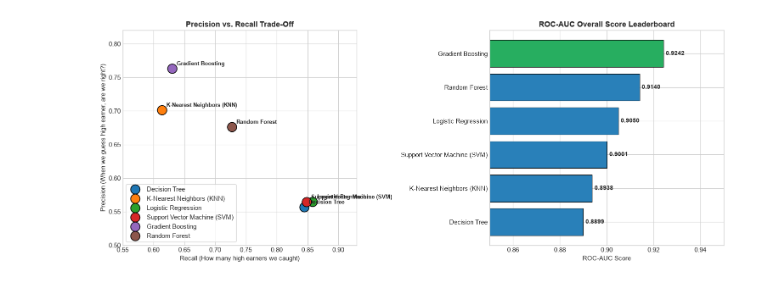
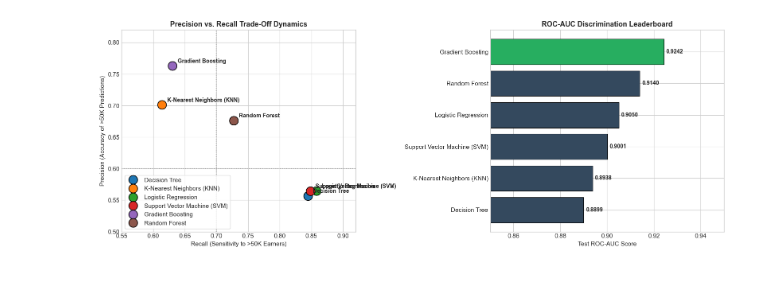
Before and after one commit to mln414/predicting-adult-income-level, a Jupyter notebook: group_model_comparison.ipynb, the cells around one changed output. Cells and saved outputs as stored; diff of their text form; code cells hidden in the pictures.

```diff
--- a/group_model_comparison.ipynb
+++ b/group_model_comparison.ipynb
@@ -114,12 +124,3 @@ formatted_table
 | 3 | IT25103014 | Weerarathna N.H | Support Vector Machine (SVM) | 80.56% | 0.5642 | 0.8489 | 0.6779 | 0.9001 |
 | 4 | IT25102064 | Wickramasinghe G.D.M.H | K-Nearest Neighbors (KNN) | 84.79% | 0.7011 | 0.6140 | 0.6546 | 0.8938 |
 | 5 | IT25101220 | Lakshan H.M.K | Decision Tree | 80.04% | 0.5565 | 0.8450 | 0.6711 | 0.8899 |
-# %%
-# Quick look at the tuned settings for each model
-print("=" * 70)
-print("BEST HYPERPARAMETERS CHOSEN BY TUNING")
-print("=" * 70)
-for _, row in comparison_df.iterrows():
-    print(f"\n* {row['Model']} ({row['Member Name']} - {row['Student ID']}):")
-    for param_name, param_val in row['Best Parameters'].items():
-        print(f"    - {param_name}: {param_val}")
@@ -147,0 +127,9 @@ Here are simple, visual comparisons to show during the viva presentation.
+# %%
+# Inspection of optimal hyperparameters selected via GridSearch / validation across members
+print("=" * 80)
+print("OPTIMAL HYPERPARAMETER CONFIGURATIONS BY MEMBER")
+print("=" * 80)
+for idx, row in comparison_df.iterrows():
+    print(f"\n[{row['Student ID']}] {row['Member Name']} -> {row['Model']}:")
+    for k, v in row['Hyperparameters'].items():
+        print(f"    - {k}: {v}")
@@ -168,39 +199,55 @@ plt.show()
 # %%
-# Chart 2: Precision vs Recall Trade-off & ROC-AUC Leaderboard
-fig, (ax1, ax2) = plt.subplots(1, 2, figsize=(15, 6))
+# Visual 2 & 3: Precision-Recall Trade-off & ROC-AUC Leaderboard
+fig, (ax1, ax2) = plt.subplots(1, 2, figsize=(16, 6))
 
-# Subplot 1: Precision vs Recall
-sns.scatterplot(
-    data=comparison_df, x="Recall", y="Precision", hue="Model", s=250,
-    palette="tab10", edgecolor="black", linewidth=1.2, ax=ax1
+# Subplot 1: Precision vs Recall Trade-off
+scatter = sns.scatterplot(
+    data=comparison_df,
+    x="Recall",
+    y="Precision",
+    hue="Model",
+    s=250,
+    palette="tab10",
+    edgecolor="black",
+    linewidth=1.2,
+    ax=ax1
 )
 
 for _, row in comparison_df.iterrows():
-    ax1.annotate(row["Model"], (row["Recall"] + 0.007, row["Precision"] + 0.005), fontsize=9, fontweight='bold')
+    ax1.annotate(
+        row["Model"],
+        (row["Recall"] + 0.008, row["Precision"] + 0.005),
+        fontsize=10,
+        fontweight='bold'
+    )
 
-ax1.set_title("Precision vs. Recall Trade-Off", fontsize=13, fontweight='bold')
-ax1.set_xlabel("Recall (How many high earners we caught)", fontsize=11)
-ax1.set_ylabel("Precision (When we guess high earner, are we right?)", fontsize=11)
-ax1.set_xlim(0.55, 0.93)
+ax1.axhline(0.6, color='gray', linestyle=':', alpha=0.6)
+ax1.axvline(0.7, color='gray', linestyle=':', alpha=0.6)
+ax1.set_title("Precision vs. Recall Trade-Off Dynamics", fontsize=13, fontweight='bold')
+ax1.set_xlabel("Recall (Sensitivity to >50K Earners)", fontsize=11)
+ax1.set_ylabel("Precision (Accuracy of >50K Predictions)", fontsize=11)
+ax1.set_xlim(0.55, 0.92)
 ax1.set_ylim(0.50, 0.82)
 ax1.legend(loc='lower left', frameon=True)
 
-# Subplot 2: Leaderboard
-leaderboard = comparison_df.sort_values(by="ROC-AUC", ascending=True)
-bar_colors = ['#2980b9' if m != 'Gradient Boosting' else '#27ae60' for m in leaderboard['Model']]
+# Subplot 2: ROC-AUC Ranking Leaderboard
+ranked_df = comparison_df.sort_values(by="ROC-AUC", ascending=True)
+colors = ['#34495e' if m != 'Gradient Boosting' else '#27ae60' for m in ranked_df['Model']]
 
-bars = ax2.barh(leaderboard["Model"], leaderboard["ROC-AUC"], color=bar_colors, edgecolor='black', linewidth=0.8)
+bars = ax2.barh(ranked_df["Model"], ranked_df["ROC-AUC"], color=colors, edgecolor='black', linewidth=0.8)
 ax2.set_xlim(0.85, 0.95)
-ax2.set_title("ROC-AUC Overall Score Leaderboard", fontsize=13, fontweight='bold')
-ax2.set_xlabel("ROC-AUC Score", fontsize=11)
+ax2.set_title("ROC-AUC Discrimination Leaderboard", fontsize=13, fontweight='bold')
+ax2.set_xlabel("Test ROC-AUC Score", fontsize=11)
 
+# Annotate bar values
 for bar in bars:
-    w = bar.get_width()
-    ax2.text(w + 0.001, bar.get_y() + bar.get_height()/2, f"{w:.4f}", va='center', ha='left', fontsize=10, fontweight='bold')
+    val = bar.get_width()
+    ax2.text(val + 0.001, bar.get_y() + bar.get_height()/2, f"{val:.4f}",
+             va='center', ha='left', fontsize=10, fontweight='bold')
 
 plt.tight_layout()
 plt.savefig("results/eda_visualizations/models/group_pr_and_roc_leaderboard.png", dpi=300, bbox_inches='tight')
 plt.show()
 # %% [output]
-[figure, old version]
+[figure, new version]
 # %%
```
Also changed, not shown: parts of 17 cells of this notebook, 4 other files.
